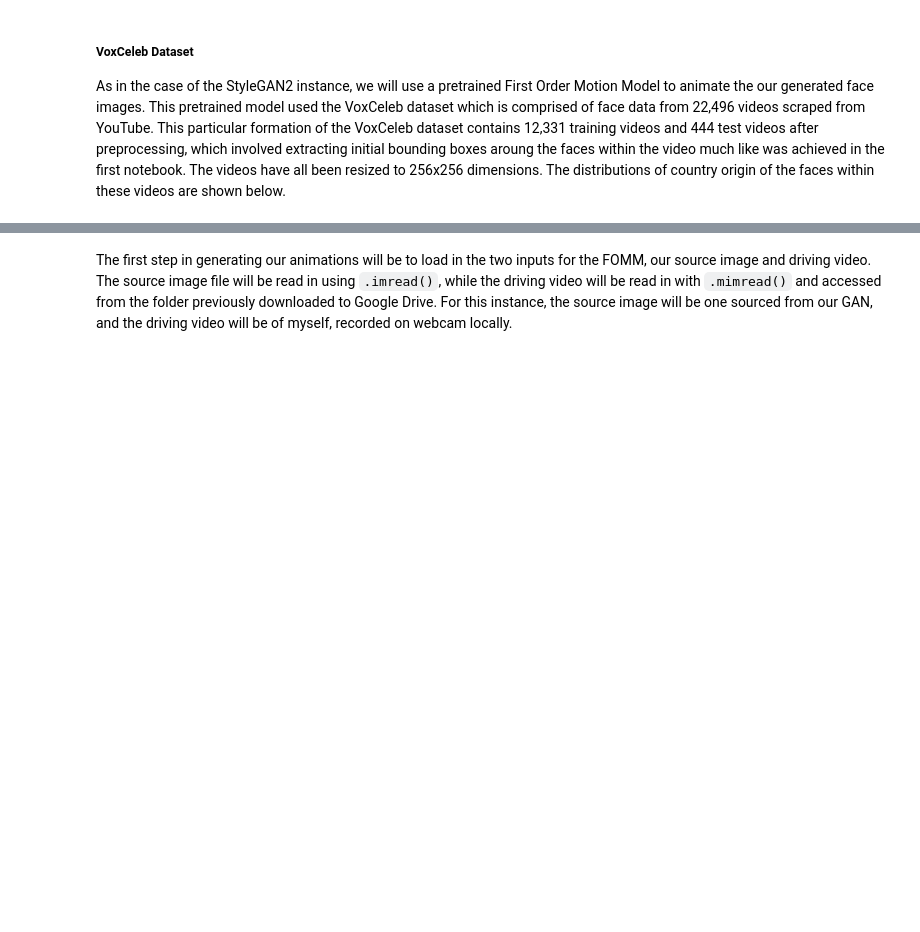
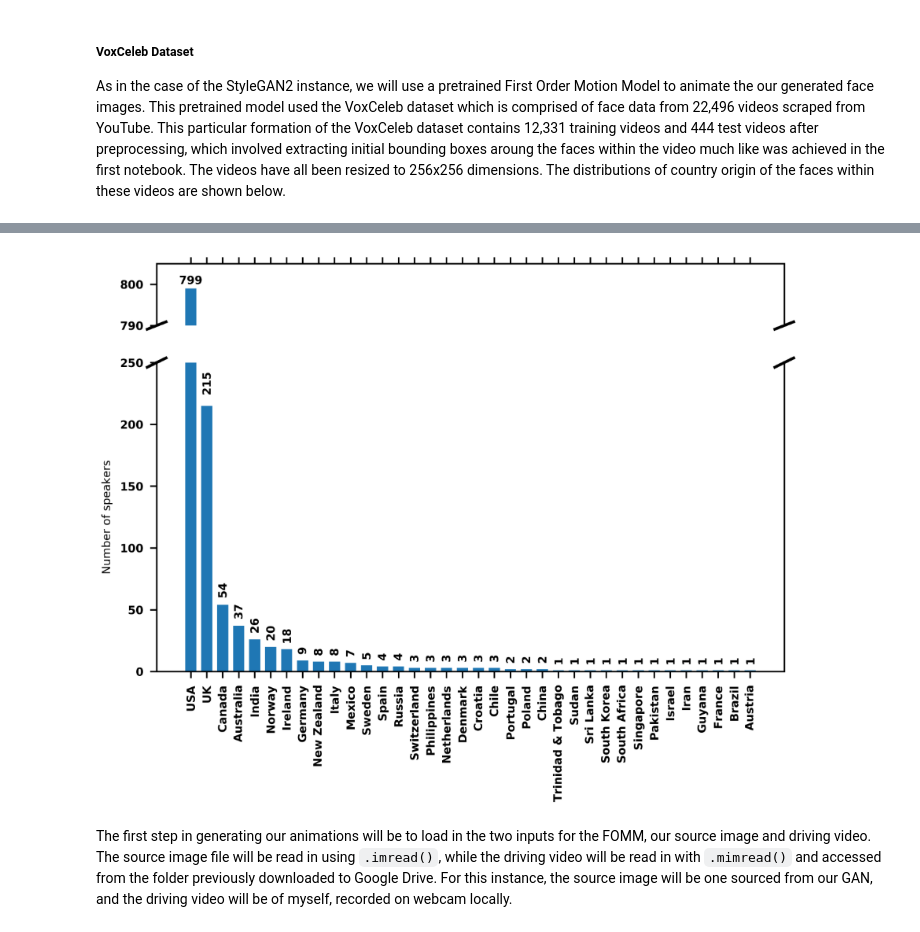
Before and after one commit to MoJoMoon/Deep-Learning-for-Diversity-Inclusion-in-Media, a Jupyter notebook: 4. Animating Faces with First Order Motion Model.ipynb, the cells around one changed output, grey strips where cells are left out. Drawn from its saved outputs; the diff is of its cells as text; code cells hidden in the pictures; blank space fills up the shorter version.

```diff
--- a/4. Animating Faces with First Order Motion Model.ipynb
+++ b/4. Animating Faces with First Order Motion Model.ipynb
@@ -80,3 +82,8 @@ As in the case of the StyleGAN2 instance, we will use a pretrained First Order M
+# %%
+# View image
+Image(filename='imgs/notebook_images/voxceleb_dist.PNG')
+# %% [output]
+[figure, added]
 # %% [markdown]
 The first step in generating our animations will be to load in the two inputs for the FOMM, our source image and driving video. The source image file will be read in using `.imread()`, while the driving video will be read in with `.mimread()` and accessed from the folder previously downloaded to Google Drive. For this instance, the source image will be one sourced from our GAN, and the driving video will be of myself, recorded on webcam locally.
 # %%
```
Also changed, not shown: parts of 4 cells of this notebook.
